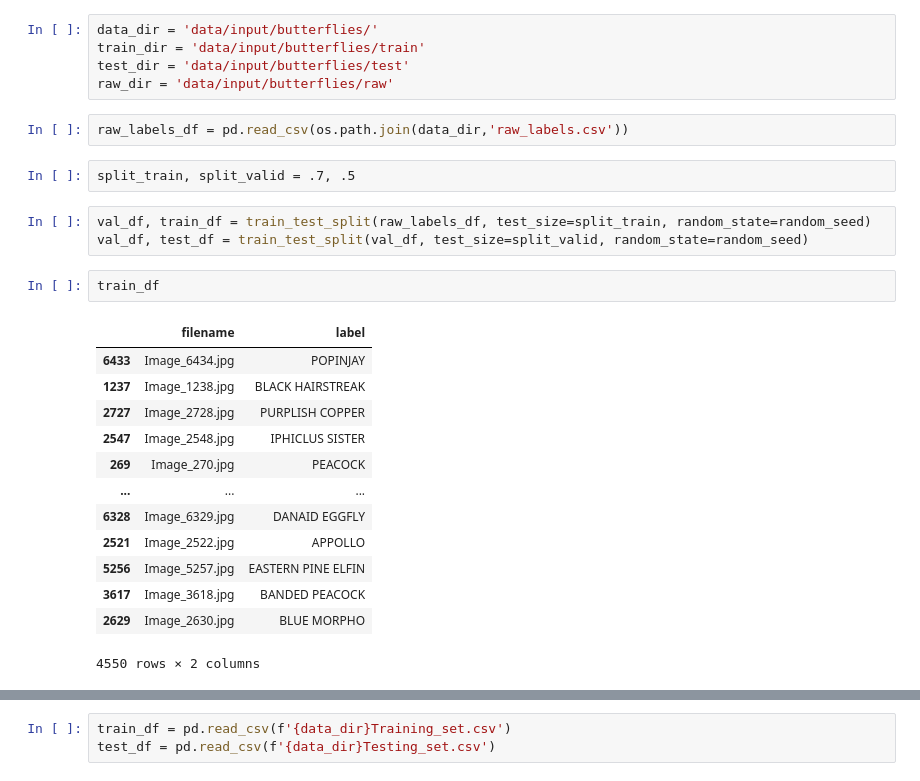
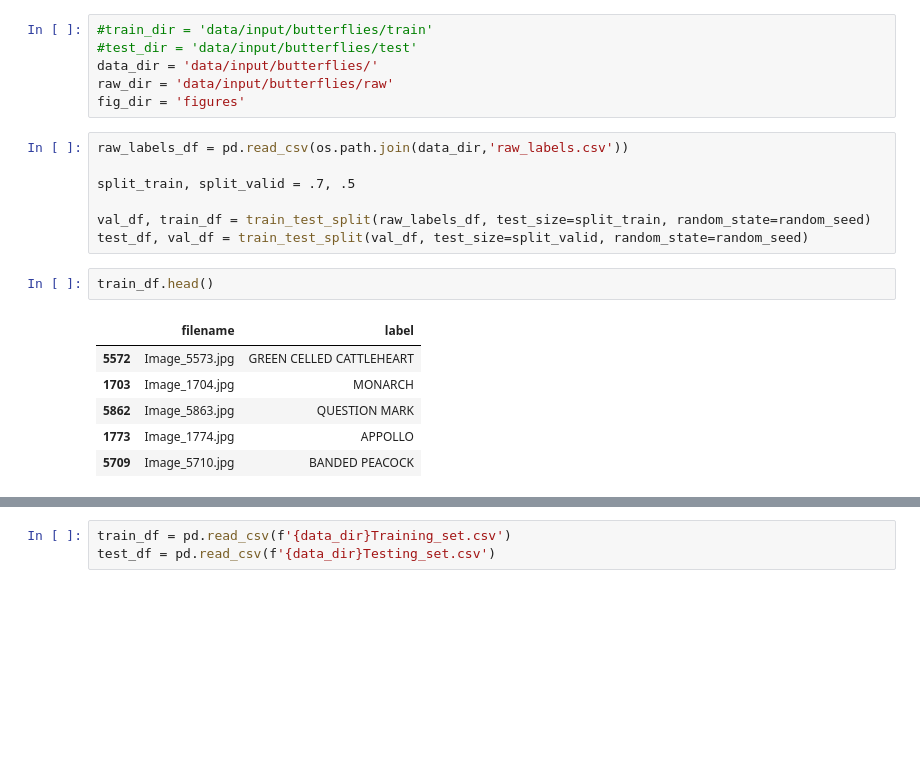
Before and after one commit to r-ballard/dats6202-proj, a Jupyter notebook: butterfly_cnn.ipynb, the cells around one changed output, grey strips where cells are left out. Saved outputs shown, nothing was run; the diff lists cells and outputs as text; blank space fills up the shorter version.

```diff
--- a/butterfly_cnn.ipynb
+++ b/butterfly_cnn.ipynb
@@ -42,28 +104,22 @@ np.random.seed(random_seed)
 # %%
+#train_dir = 'data/input/butterflies/train'
+#test_dir = 'data/input/butterflies/test'
 data_dir = 'data/input/butterflies/'
-train_dir = 'data/input/butterflies/train'
-test_dir = 'data/input/butterflies/test'
 raw_dir = 'data/input/butterflies/raw'
+fig_dir = 'figures'
 # %%
 raw_labels_df = pd.read_csv(os.path.join(data_dir,'raw_labels.csv'))
+
+split_train, split_valid = .7, .5
+
+val_df, train_df = train_test_split(raw_labels_df, test_size=split_train, random_state=random_seed)
+test_df, val_df = train_test_split(val_df, test_size=split_valid, random_state=random_seed)
-# %%
-split_train, split_valid = .7, .5
-# %%
-val_df, train_df = train_test_split(raw_labels_df, test_size=split_train, random_state=random_seed)
-val_df, test_df = train_test_split(val_df, test_size=split_valid, random_state=random_seed)
-# %%
-train_df
-# %% [output]
-|  | filename | label |
-| 6433 | Image_6434.jpg | POPINJAY |
-| 1237 | Image_1238.jpg | BLACK HAIRSTREAK |
-| 2727 | Image_2728.jpg | PURPLISH COPPER |
-| 2547 | Image_2548.jpg | IPHICLUS SISTER |
-| 269 | Image_270.jpg | PEACOCK |
-| ... | ... | ... |
-| 6328 | Image_6329.jpg | DANAID EGGFLY |
-| 2521 | Image_2522.jpg | APPOLLO |
-| 5256 | Image_5257.jpg | EASTERN PINE ELFIN |
-| 3617 | Image_3618.jpg | BANDED PEACOCK |
-| 2629 | Image_2630.jpg | BLUE MORPHO |
-4550 rows × 2 columns
+# %%
+train_df.head()
+# %% [output]
+|  | filename | label |
+| 5572 | Image_5573.jpg | GREEN CELLED CATTLEHEART |
+| 1703 | Image_1704.jpg | MONARCH |
+| 5862 | Image_5863.jpg | QUESTION MARK |
+| 1773 | Image_1774.jpg | APPOLLO |
+| 5709 | Image_5710.jpg | BANDED PEACOCK |
```
Also changed, not shown: parts of 37 cells of this notebook, 1 other file.
